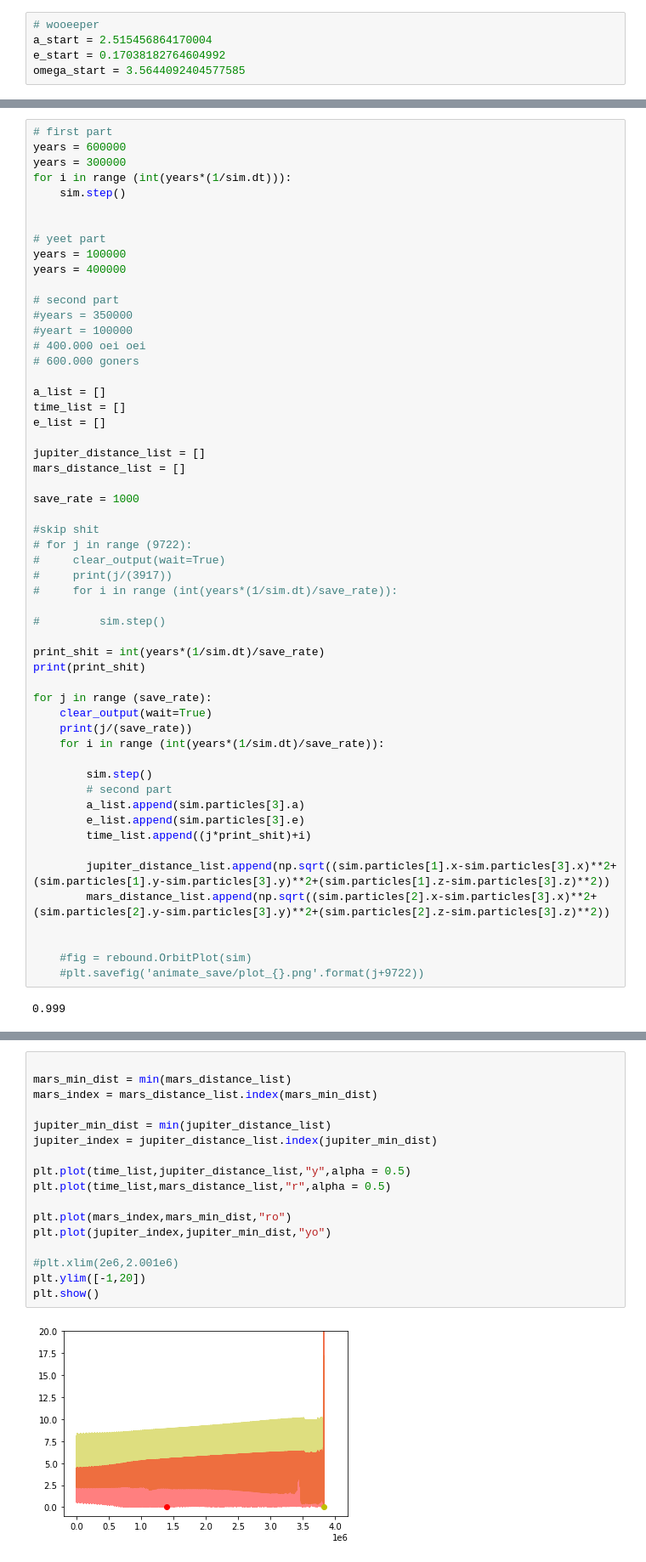
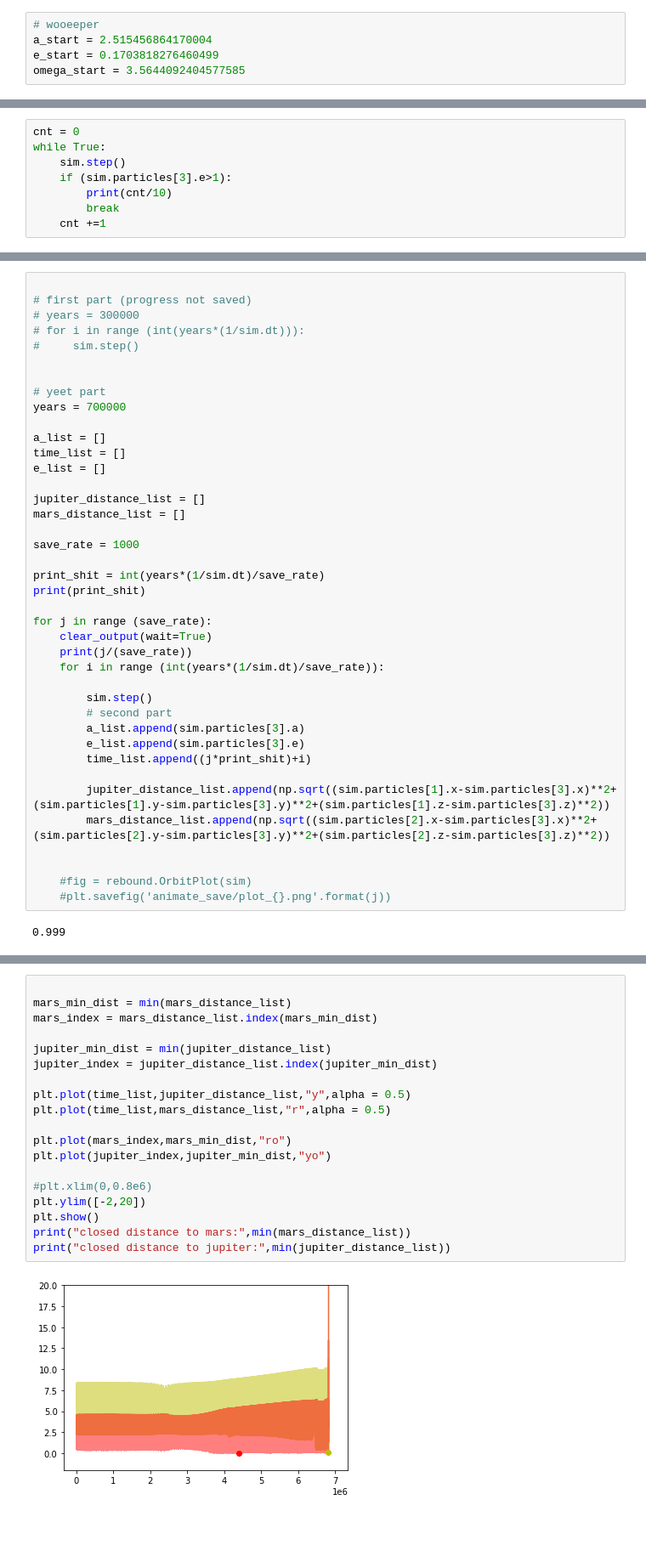
Before and after one commit to Ho0ost/api_workshop, a Jupyter notebook: onze_meuk/Joost/animate/million_year_wooper.ipynb, the cells around one changed output, grey strips where cells are left out. Shown at 85% size. Saved outputs shown, nothing was run; the diff lists cells and outputs as text; blank space fills up the shorter version.

```diff
--- a/onze_meuk/Joost/animate/million_year_wooper.ipynb
+++ b/onze_meuk/Joost/animate/million_year_wooper.ipynb
@@ -9,6 +9,6 @@ import pandas as pd
 # %%
 # wooeeper
 a_start = 2.515456864170004
-e_start = 0.17038182764604992
+e_start = 0.1703818276460499
 omega_start = 3.5644092404577585
 # %%
@@ -48,0 +41,8 @@ Widget(N=4, count=2, height=200.0, orbit_data=b'\x92\x08\x0e\xbc2\x15L;\x80\x9b9
+# %%
+cnt = 0
+while True:
+    sim.step()
+    if (sim.particles[3].e>1):
+        print(cnt/10)
+        break
+    cnt +=1
@@ -49,20 +51,13 @@ Widget(N=4, count=2, height=200.0, orbit_data=b'\x92\x08\x0e\xbc2\x15L;\x80\x9b9
 # %%
-# first part
-years = 600000
-years = 300000
-for i in range (int(years*(1/sim.dt))):
-    sim.step()
+
+# first part (progress not saved)
+# years = 300000
+# for i in range (int(years*(1/sim.dt))):
+#     sim.step()
 
 
 # yeet part
-years = 100000
-years = 400000
-
-# second part
-#years = 350000
-#yeart = 100000
-# 400.000 oei oei
-# 600.000 goners
+years = 700000
 
 a_list = []
 time_list = []
@@ -72,14 +67,6 @@ jupiter_distance_list = []
 mars_distance_list = []
 
 save_rate = 1000
-
-#skip shit
-# for j in range (9722):
-#     clear_output(wait=True)
-#     print(j/(3917))
-#     for i in range (int(years*(1/sim.dt)/save_rate)):
-
-#         sim.step()
 
 print_shit = int(years*(1/sim.dt)/save_rate)
 print(print_shit)
@@ -100,7 +87,7 @@ for j in range (save_rate):
 
 
     #fig = rebound.OrbitPlot(sim)
-    #plt.savefig('animate_save/plot_{}.png'.format(j+9722))
+    #plt.savefig('animate_save/plot_{}.png'.format(j))
 # %% [output]
 0.999
 # %%
@@ -110,19 +99,21 @@ fig = rebound.OrbitPlot(sim)
 # %%
 
 mars_min_dist = min(mars_distance_list)
 mars_index = mars_distance_list.index(mars_min_dist)
 
 jupiter_min_dist = min(jupiter_distance_list)
 jupiter_index = jupiter_distance_list.index(jupiter_min_dist)
 
 plt.plot(time_list,jupiter_distance_list,"y",alpha = 0.5)
 plt.plot(time_list,mars_distance_list,"r",alpha = 0.5)
 
 plt.plot(mars_index,mars_min_dist,"ro")
 plt.plot(jupiter_index,jupiter_min_dist,"yo")
 
-#plt.xlim(2e6,2.001e6)
-plt.ylim([-1,20])
+#plt.xlim(0,0.8e6)
+plt.ylim([-2,20])
 plt.show()
+print("closed distance to mars:",min(mars_distance_list))
+print("closed distance to jupiter:",min(jupiter_distance_list))
 # %% [output]
-[figure, old version]
+[figure, new version]
```
Also changed, not shown: parts of 12 cells of this notebook, 3 other files.
